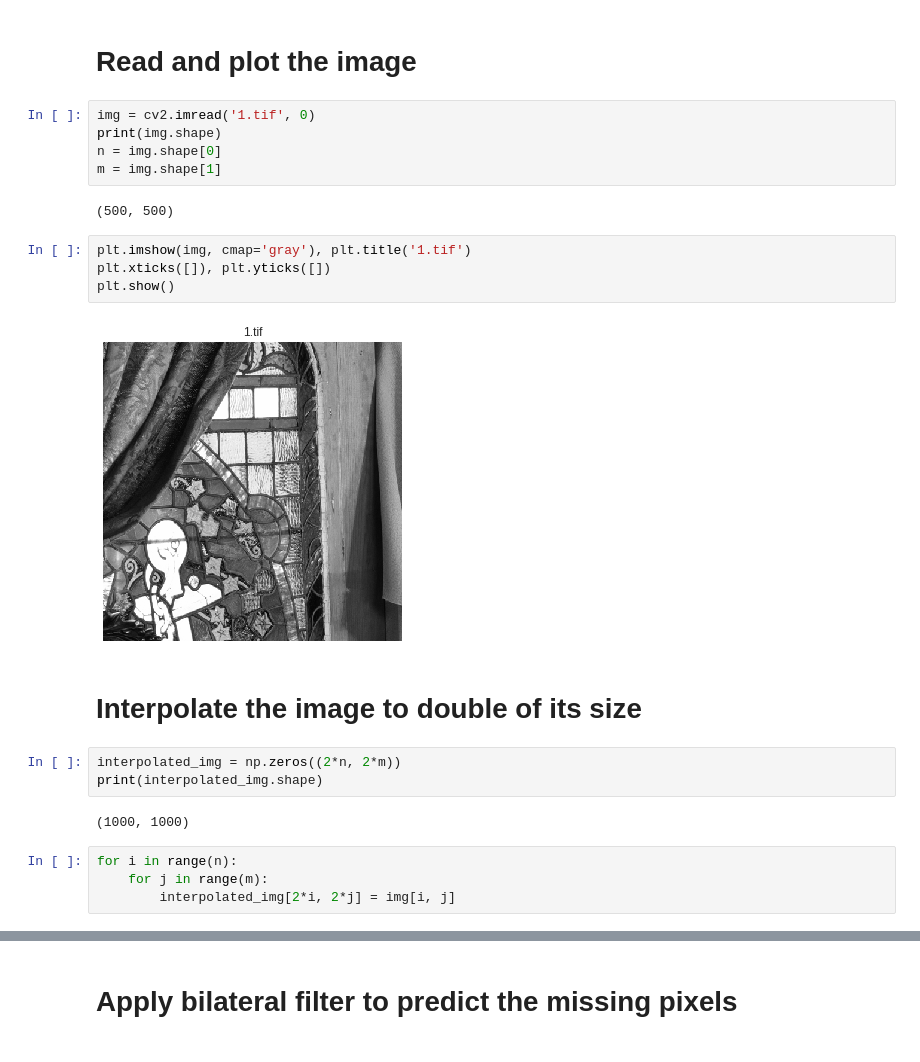
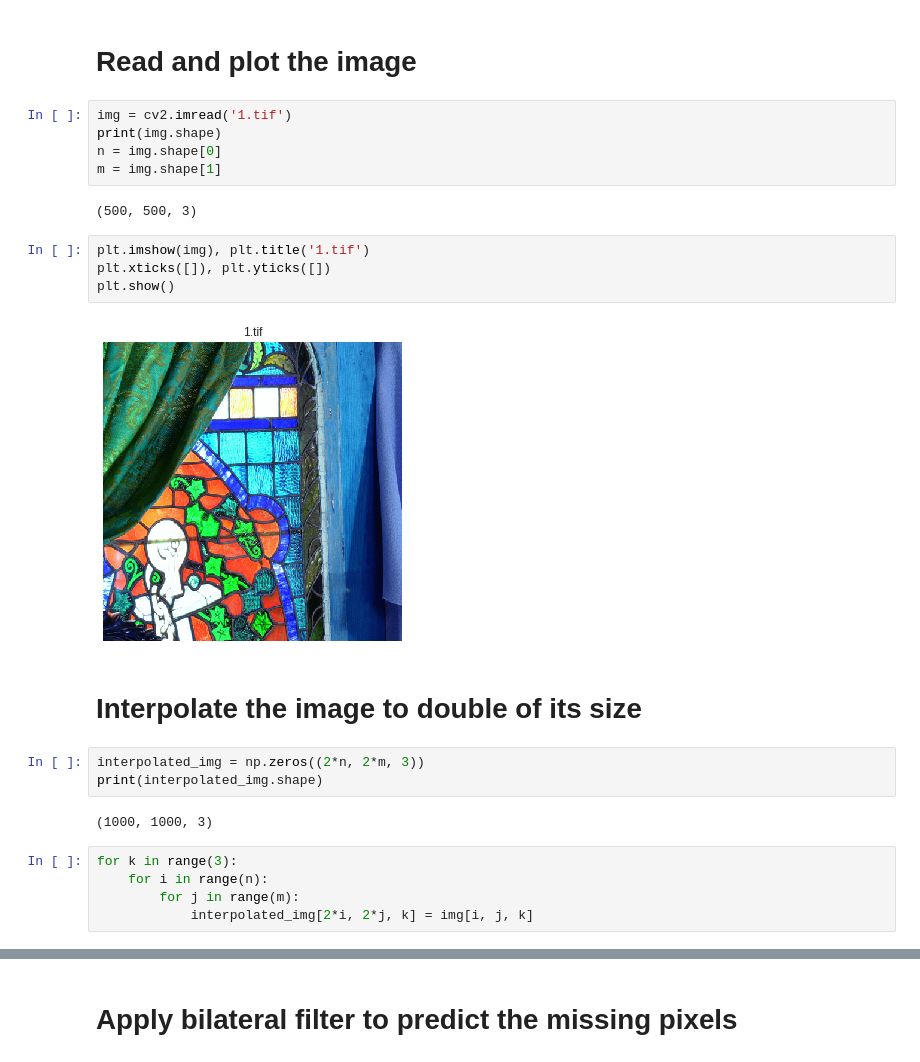
Before and after one commit to sahilbansal17/Computer-Vision-Lab, a Jupyter notebook: 2-Interpolation/Assignment 2.ipynb, the cells around one changed output, grey strips where cells are left out. Cells and saved outputs as stored; diff of their text form.

```diff
--- a/2-Interpolation/Assignment 2.ipynb
+++ b/2-Interpolation/Assignment 2.ipynb
@@ -7,27 +7,28 @@ from matplotlib import pyplot as plt
 # %% [markdown]
 # Read and plot the image
 # %%
-img = cv2.imread('1.tif', 0)
+img = cv2.imread('1.tif')
 print(img.shape)
 n = img.shape[0]
 m = img.shape[1]
 # %% [output]
-(500, 500)
+(500, 500, 3)
 # %%
-plt.imshow(img, cmap='gray'), plt.title('1.tif')
+plt.imshow(img), plt.title('1.tif')
 plt.xticks([]), plt.yticks([])
 plt.show()
 # %% [output]
-[figure, old version]
+[figure, new version]
 # %% [markdown]
 # Interpolate the image to double of its size
 # %%
-interpolated_img = np.zeros((2*n, 2*m))
+interpolated_img = np.zeros((2*n, 2*m, 3))
 print(interpolated_img.shape)
 # %% [output]
-(1000, 1000)
+(1000, 1000, 3)
 # %%
-for i in range(n):
-    for j in range(m):
-        interpolated_img[2*i, 2*j] = img[i, j]
+for k in range(3):
+    for i in range(n):
+        for j in range(m):
+            interpolated_img[2*i, 2*j, k] = img[i, j, k]
 # %%
```
Also changed, not shown: parts of 8 cells of this notebook.
